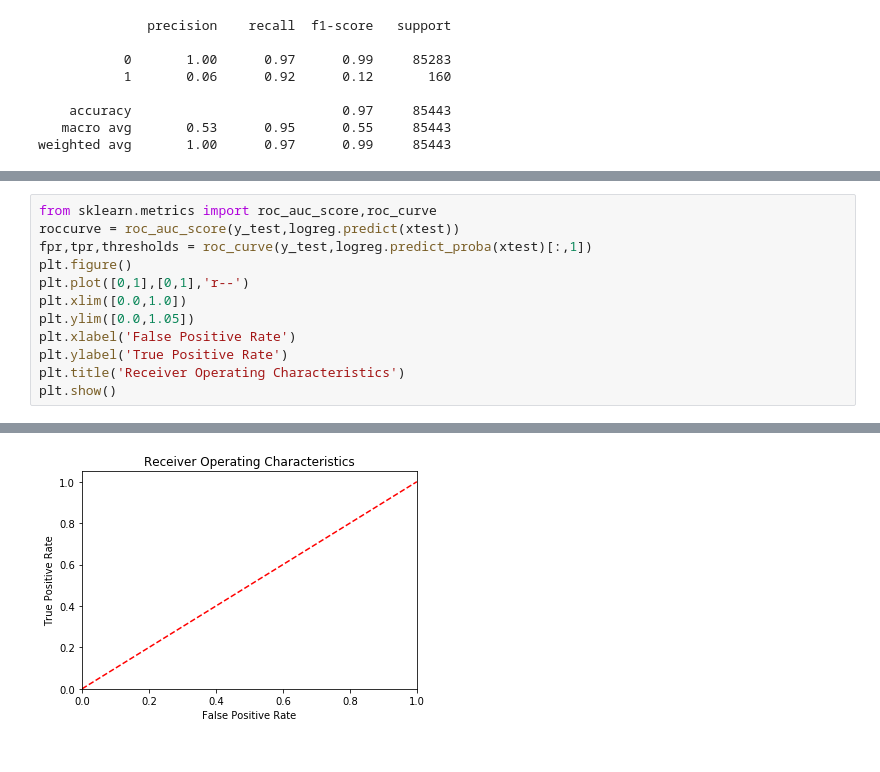
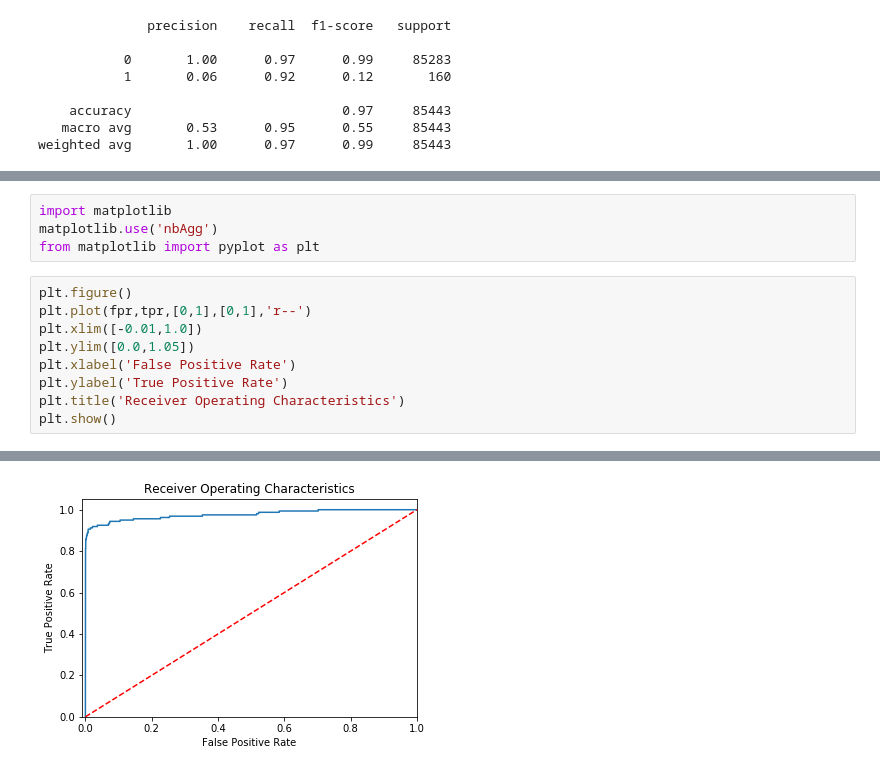
Before and after one commit to saiteja-2811/Detection-of-Fraudulent-Transactions, a Jupyter notebook: 1.Logistic Approach.ipynb, the cells around one changed output, grey strips where cells are left out. Drawn from its saved outputs; the diff is of its cells as text.

```diff
--- a/1.Logistic Approach.ipynb
+++ b/1.Logistic Approach.ipynb
@@ -243,10 +224,11 @@ weighted avg       1.00      0.97      0.99     85443
+# %%
+import matplotlib
+matplotlib.use('nbAgg')
+from matplotlib import pyplot as plt
 # %%
-from sklearn.metrics import roc_auc_score,roc_curve
-roccurve = roc_auc_score(y_test,logreg.predict(xtest))
-fpr,tpr,thresholds = roc_curve(y_test,logreg.predict_proba(xtest)[:,1])
 plt.figure()
-plt.plot([0,1],[0,1],'r--')
-plt.xlim([0.0,1.0])
+plt.plot(fpr,tpr,[0,1],[0,1],'r--')
+plt.xlim([-0.01,1.0])
 plt.ylim([0.0,1.05])
 plt.xlabel('False Positive Rate')
 plt.ylabel('True Positive Rate')
@@ -256 +240 @@ plt.show()
-[figure, old version]
+[figure, new version]
```
Also changed, not shown: parts of 7 cells of this notebook, 1 other file.
